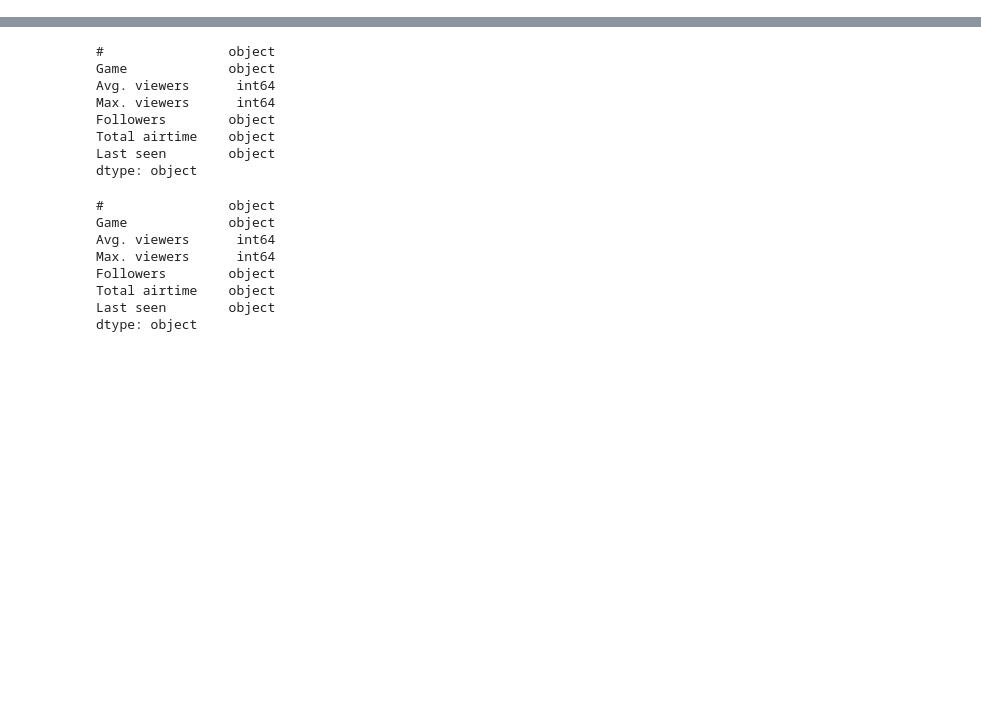
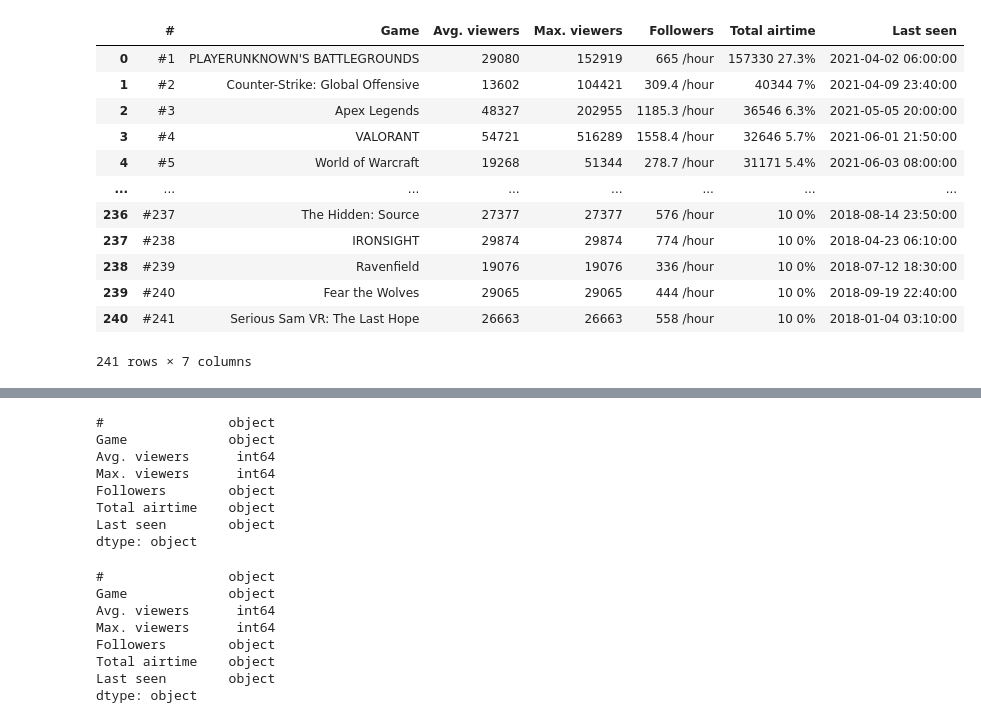
Before and after one commit to Awesimous/StarFish, a Jupyter notebook: notebooks/twitchtracker_games.ipynb, the cells around one changed output, grey strips where cells are left out. Cells and saved outputs as stored; diff of their text form; code cells hidden in the pictures; blank space fills up the shorter version.

```diff
--- a/notebooks/twitchtracker_games.ipynb
+++ b/notebooks/twitchtracker_games.ipynb
@@ -13,6 +26,22 @@ def parse_games(url):
     return df
 # %%
 first_df = parse_games(url)
+# %%
+first_df
+# %% [output]
+|  | # | Game | Avg. viewers | Max. viewers | Followers | Total airtime | Last seen |
+| 0 | #1 | PLAYERUNKNOWN'S BATTLEGROUNDS | 29080 | 152919 | 665 /hour | 157330 27.3% | 2021-04-02 06:00:00 |
+| 1 | #2 | Counter-Strike: Global Offensive | 13602 | 104421 | 309.4 /hour | 40344 7% | 2021-04-09 23:40:00 |
+| 2 | #3 | Apex Legends | 48327 | 202955 | 1185.3 /hour | 36546 6.3% | 2021-05-05 20:00:00 |
+| 3 | #4 | VALORANT | 54721 | 516289 | 1558.4 /hour | 32646 5.7% | 2021-06-01 21:50:00 |
+| 4 | #5 | World of Warcraft | 19268 | 51344 | 278.7 /hour | 31171 5.4% | 2021-06-03 08:00:00 |
+| ... | ... | ... | ... | ... | ... | ... | ... |
+| 236 | #237 | The Hidden: Source | 27377 | 27377 | 576 /hour | 10 0% | 2018-08-14 23:50:00 |
+| 237 | #238 | IRONSIGHT | 29874 | 29874 | 774 /hour | 10 0% | 2018-04-23 06:10:00 |
+| 238 | #239 | Ravenfield | 19076 | 19076 | 336 /hour | 10 0% | 2018-07-12 18:30:00 |
+| 239 | #240 | Fear the Wolves | 29065 | 29065 | 444 /hour | 10 0% | 2018-09-19 22:40:00 |
+| 240 | #241 | Serious Sam VR: The Last Hope | 26663 | 26663 | 558 /hour | 10 0% | 2018-01-04 03:10:00 |
+241 rows × 7 columns
 # %%
 first_df.head()
 # %% [output]
```
Also changed, not shown: parts of 14 cells of this notebook, 2 other files.
